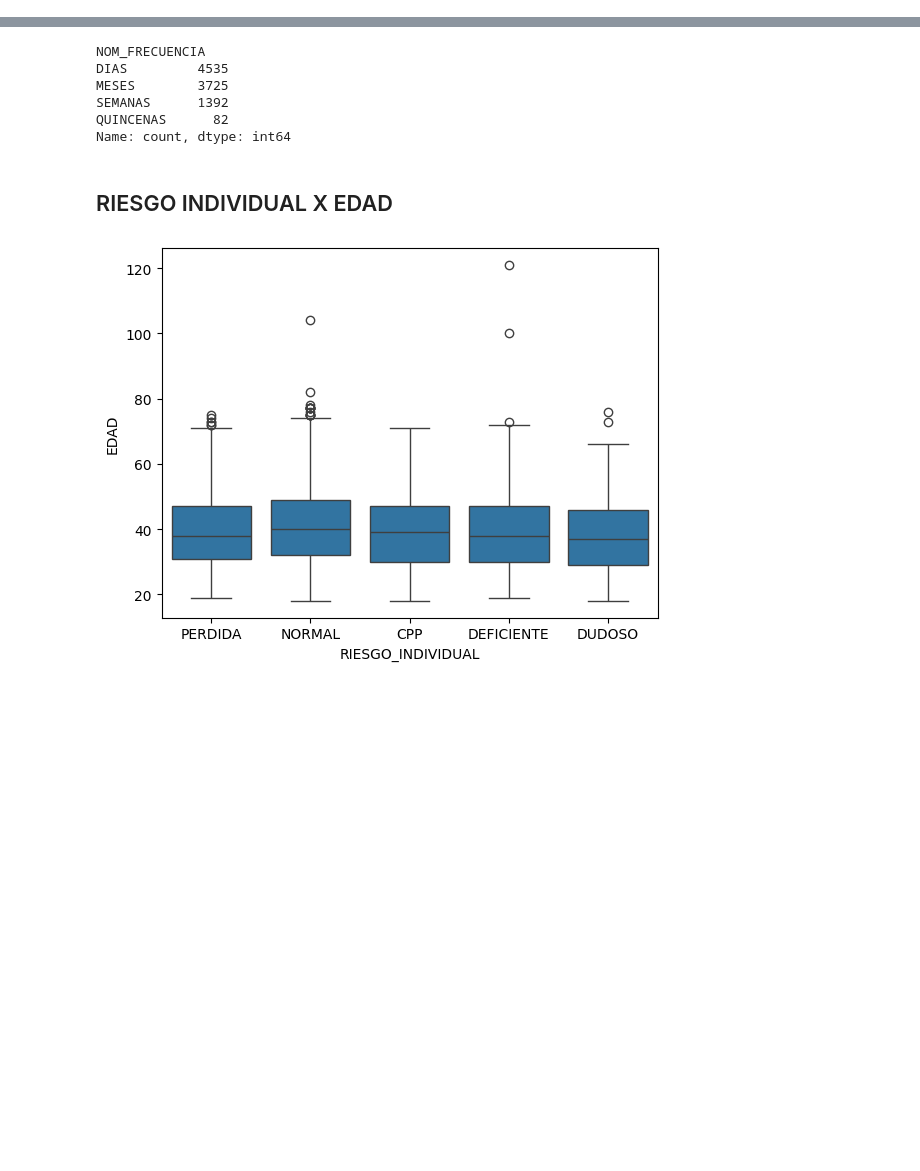
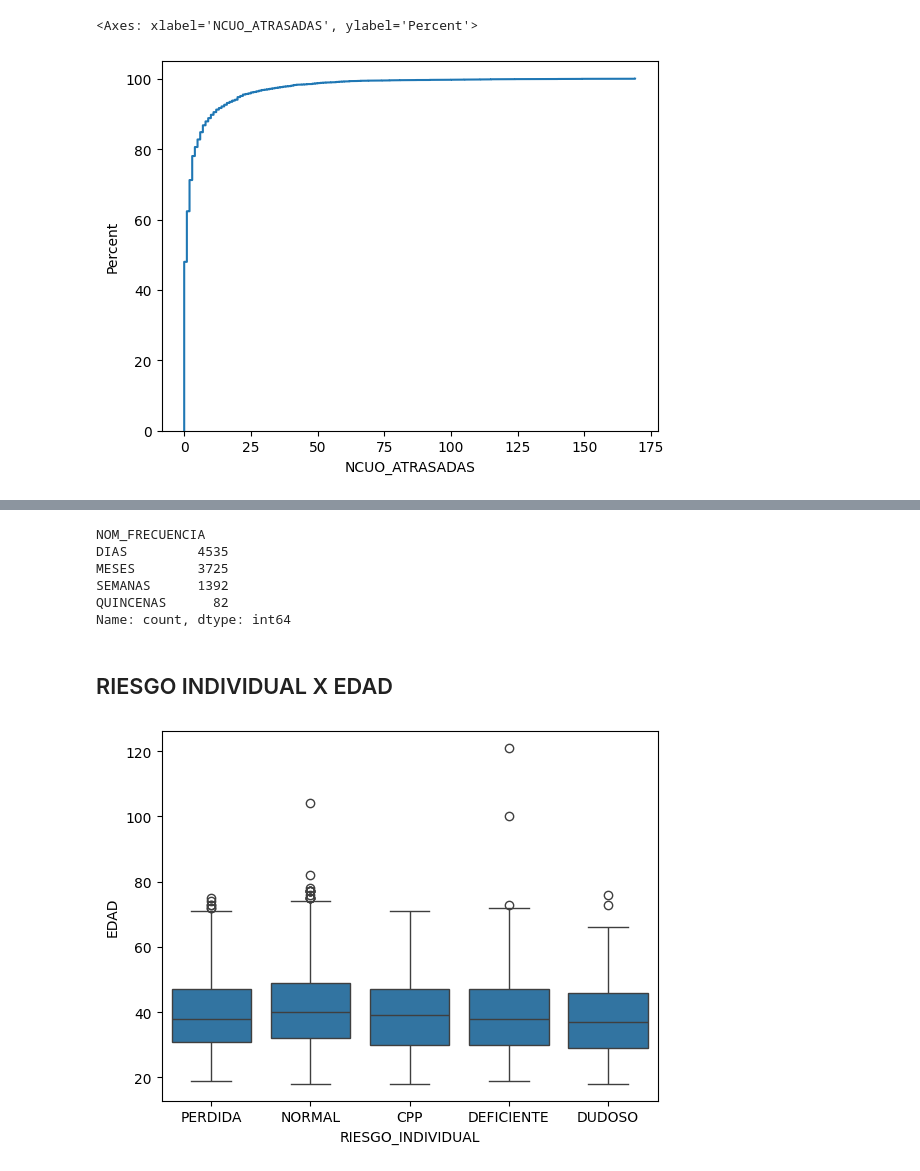
Before and after one commit to AxelSaire/Modelo-de-Riesgo-Crediticio, a Jupyter notebook: CNA.ipynb, the cells around one changed output, grey strips where cells are left out. Saved outputs shown, nothing was run; the diff lists cells and outputs as text; code cells hidden in the pictures; blank space fills up the shorter version.

```diff
--- a/CNA.ipynb
+++ b/CNA.ipynb
@@ -11,0 +69,8 @@ data = pd.read_csv("./dataset.csv",delimiter=";")
+# %%
+min_max_list = min_max_per_category(data, 'TEA_ANUAL', 'TEA_INTERES', labels)
+
+# Crear un diccionario de mapeo de etiquetas a valores concatenados
+label_to_min_max = dict(zip(labels, min_max_list))
+
+# Asignar los valores concatenados a la columna TEA_ANUAL
+data['TEA_ANUAL'] = data['TEA_ANUAL'].map(label_to_min_max)
@@ -11,0 +88,11 @@ data = pd.read_csv("./dataset.csv",delimiter=";")
+# %%
+labels = [i for i in range(0, 20)]
+data['CUO_FIJA'] = pd.qcut(data['CUOTA_FIJA'], 20, labels=labels)
+# %%
+min_max_list = min_max_per_category(data, 'CUO_FIJA', 'CUOTA_FIJA', labels)
+
+# Crear un diccionario de mapeo de etiquetas a valores concatenados
+label_to_min_max = dict(zip(labels, min_max_list))
+
+# Asignar los valores concatenados a la columna TEA_ANUAL
+data['CUO_FIJA'] = data['CUO_FIJA'].map(label_to_min_max)
@@ -11,0 +122,4 @@ data = pd.read_csv("./dataset.csv",delimiter=";")
+# %%
+labels = ['18-25','25-35','35-45','45-55','55-65','65+']
+bins = [18, 25, 35, 45, 55, 65, np.inf]
+data['RANGO_EDAD'] = pd.cut(data['EDAD'], bins=bins, labels=labels, include_lowest=True)
@@ -11,0 +165,5 @@ data = pd.read_csv("./dataset.csv",delimiter=";")
+# %%
+sns.ecdfplot(data, x='NCUO_ATRASADAS', stat='percent')
+# %% [output]
+<Axes: xlabel='NCUO_ATRASADAS', ylabel='Percent'>
+[figure, added]
```
Also changed, not shown: parts of 62 cells of this notebook.
